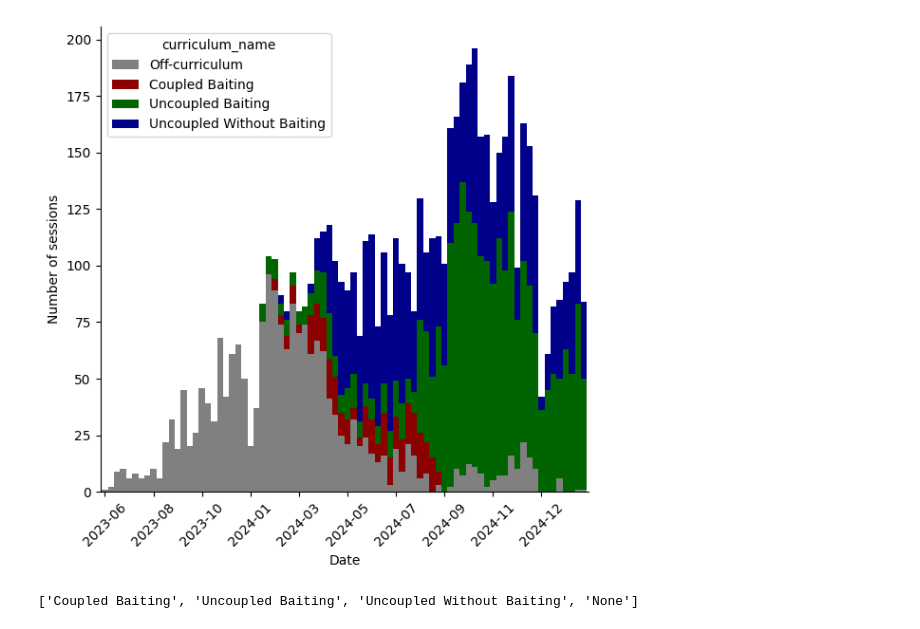
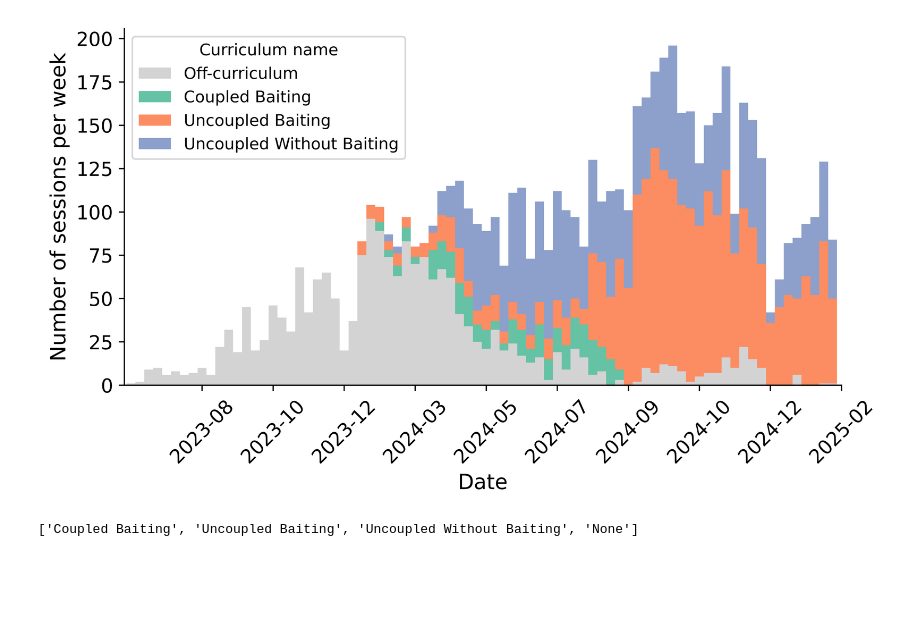
Before and after one commit to AllenNeuralDynamics/aind-analysis-arch-result-access, a Jupyter notebook: src/aind_analysis_arch_result_access/notebook/demo_curriculum.ipynb, the cells around one changed output. Drawn from its saved outputs; the diff is of its cells as text; code cells hidden in the pictures; blank space fills up the shorter version.

Commit message:
curriculum counts over time done

```diff
--- a/src/aind_analysis_arch_result_access/notebook/demo_curriculum.ipynb
+++ b/src/aind_analysis_arch_result_access/notebook/demo_curriculum.ipynb
@@ -27,6 +18,7 @@ def plot_session_counts_over_time(
     group_rename=None,
     group_custom_order=None,
     group_custom_color=None,
+    ax=None,
 ):
     # Count number of sessions per day per type
     session_counts = (
@@ -39,21 +31,15 @@ def plot_session_counts_over_time(
     if group_custom_order is not None:
         session_counts = session_counts[group_custom_order]
 
-    color_mapping = {
-        "Coupled Baiting": "darkred",
-        "Uncoupled Baiting": "darkgreen",
-        "Uncoupled Without Baiting": "darkblue",
-        "Off-curriculum": "gray",
-    }
-
     # Plot stacked bar chart
-    fig, ax = plt.subplots(figsize=(6, 6))
+    if ax is None:
+        fig, ax = plt.subplots(figsize=(12, 6))
     session_counts.plot(
         kind="bar",
         stacked=True,
         ax=ax,
-        color=[color_mapping.get(x, "gray") for x in session_counts.columns],
         width=bar_width,
+        **({} if group_custom_color is None else {"color": group_custom_color}),
     )
     ax.set_xlabel("Date")
     ax.set_ylabel("Number of sessions")
@@ -62,37 +48,54 @@ def plot_session_counts_over_time(
     # Format x-axis to show only year and month
     ax.set_xticks([])  # Hide all default x-ticks
     ax.set_xticks(
-        range(0, len(session_counts), max(1, len(session_counts) // 10))
+        range(len(session_counts),0, -max(1, len(session_counts) // 10))
     )  # Set sparse ticks
     ax.set_xticklabels(
-        session_counts.index[:: max(1, len(session_counts) // 10)].strftime("%Y-%m"),
+        session_counts.index[:: -max(1, len(session_counts) // 10)].strftime("%Y-%m"),
         rotation=45,
     )
     ax.spines["top"].set_visible(False)
     ax.spines["right"].set_visible(False)
 
-    plt.xticks(rotation=45)
-    plt.tight_layout()
-
-    return fig
-
-
-# Display the plot
-fig = plot_session_counts_over_time(
-    df,
-    time_bin="W",
-    bar_width=1,
-    group_rename={
-        "Coupled Baiting": "Coupled Baiting",
-        "Uncoupled Baiting": "Uncoupled Baiting",
-        "Uncoupled Without Baiting": "Uncoupled Without Baiting",
-        "None": "Off-curriculum",
-    },
-    group_custom_order=["Off-curriculum", "Coupled Baiting", "Uncoupled Baiting", "Uncoupled Without Baiting"],
-)
-plt.show()
+    # Rotate x axix ticks
+    ax.tick_params(axis="x", rotation=45)
+    return ax
-# %% [output]
-[figure, removed]
+# %%
+import matplotlib
+import matplotlib.colors as mcolors
+plt.rcParams.update({'font.size': 12})
+
+# Get colors from the "Set2" colormap
+colormap = matplotlib.colormaps["Set2"]
+
+# Display the plot
+fig, ax = plt.subplots(figsize=(8, 4), dpi=800)
+ax = plot_session_counts_over_time(
+    df,
+    time_bin="W",
+    bar_width=1,
+    group_rename={
+        "Coupled Baiting": "Coupled Baiting",
+        "Uncoupled Baiting": "Uncoupled Baiting",
+        "Uncoupled Without Baiting": "Uncoupled Without Baiting",
+        "None": "Off-curriculum",
+    },
+    group_custom_order=["Off-curriculum", "Coupled Baiting", "Uncoupled Baiting", "Uncoupled Without Baiting"],
+    group_custom_color=["lightgray"] + [colormap(i) for i in range(3)],
+    ax=ax,
+)
+
+# set axis title font size
+ax.set_xlabel("Date", fontsize=13)
+ax.set_ylabel("Number of sessions per week", fontsize=13)
+
+# set legend title font size
+ax.legend(title="Curriculum name", title_fontsize=10, fontsize=10)
+
+# save svg
+fig.savefig("session_counts_by_curriculum_name_over_time.svg", bbox_inches="tight")
+# %% [output]
+[figure, added]
 # %%
     color_mapping = {
         "Coupled Baiting": "darkred",
```
Also changed, not shown: parts of 1 cell of this notebook.
